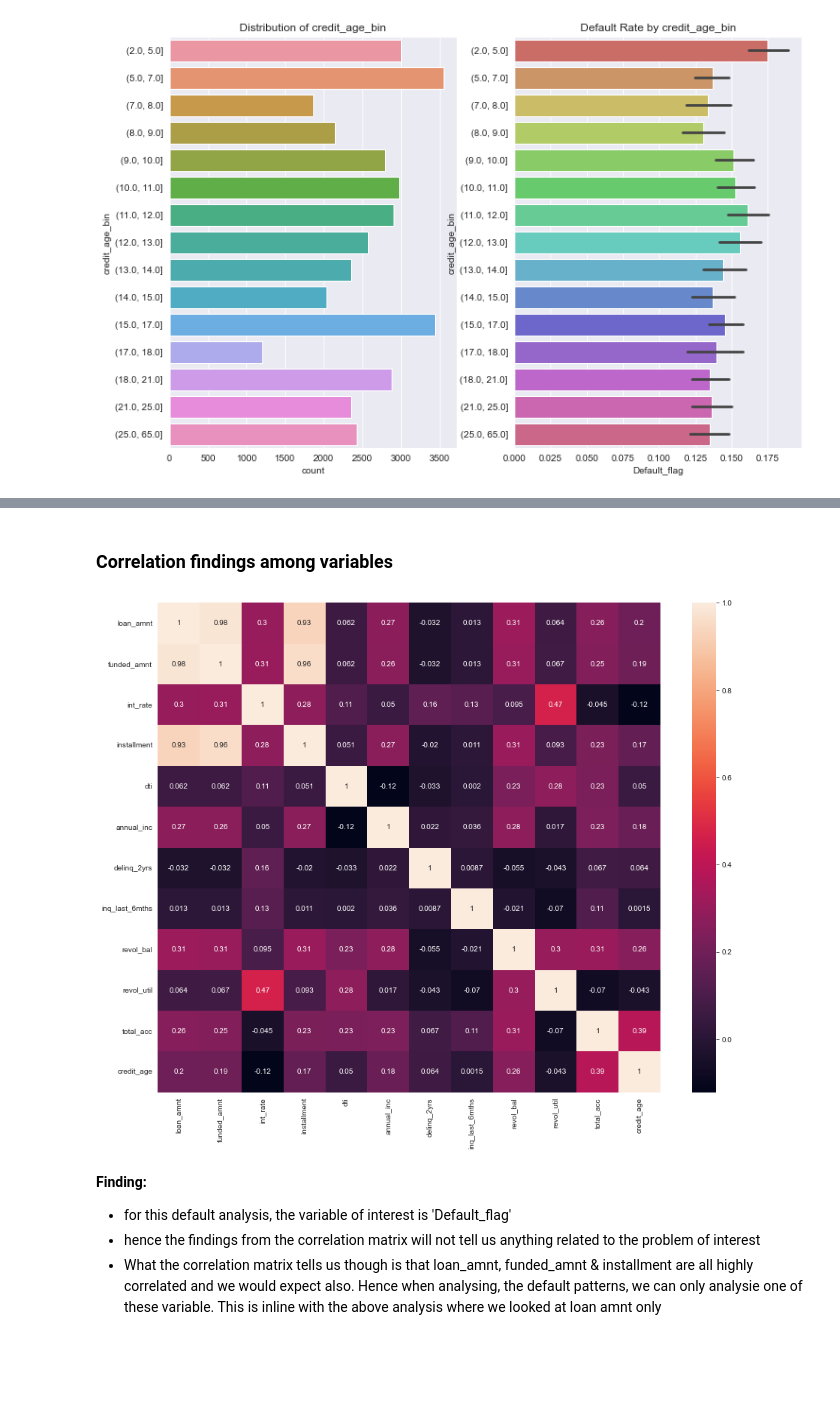
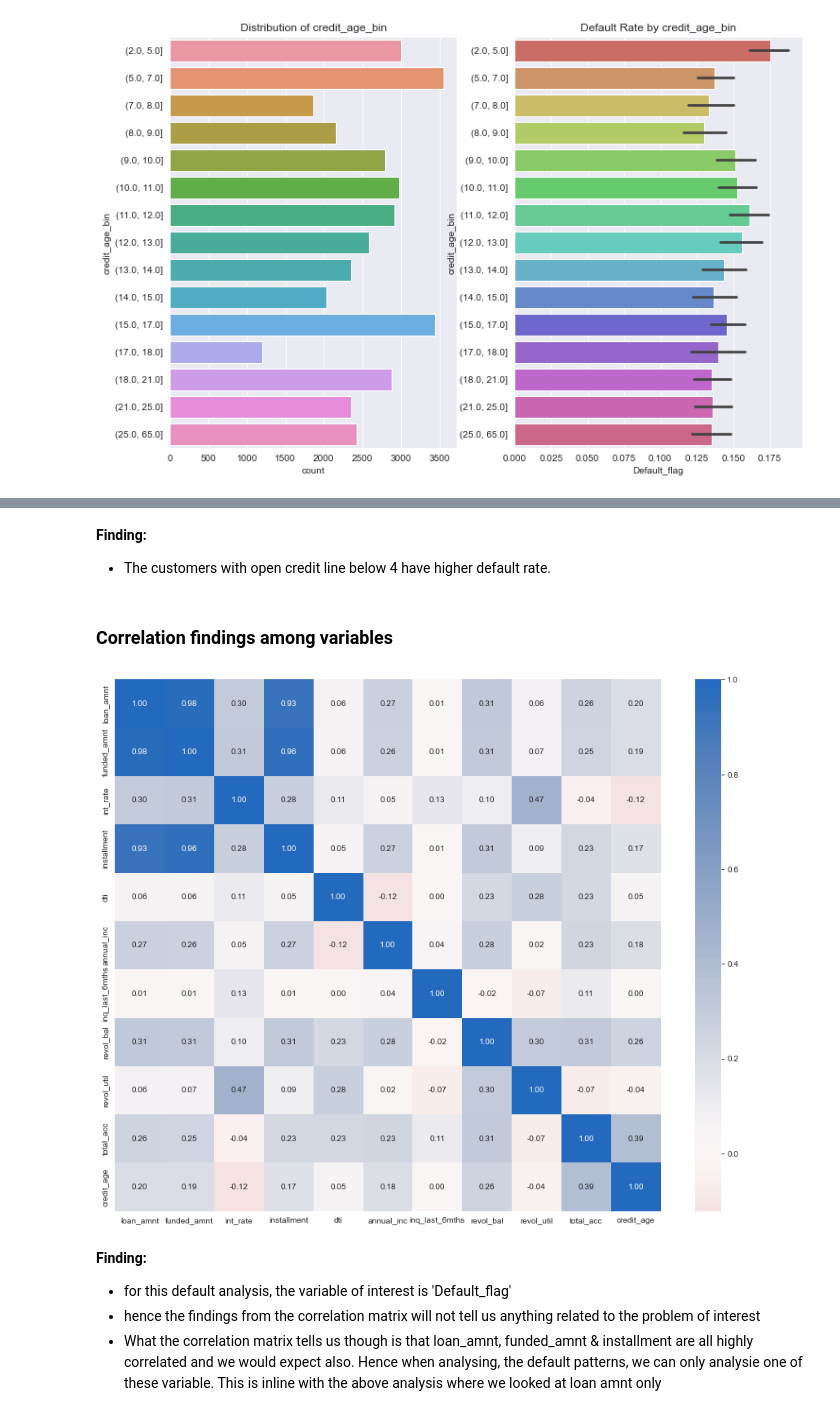
Before and after one commit to udaykadavi/LendingClubCaseStudy, a Jupyter notebook: EDA_UA.ipynb, the cells around one changed output, grey strips where cells are left out. Cells and saved outputs as stored; diff of their text form; code cells hidden in the pictures; blank space fills up the shorter version.

```diff
--- a/EDA_UA.ipynb
+++ b/EDA_UA.ipynb
@@ -421,0 +424,3 @@ Name: revol_util, dtype: float64
+# %%
+# Change to String
+loan_df.delinq_2yrs=loan_df.delinq_2yrs.astype(str)
@@ -422,3 +429,6 @@ Name: revol_util, dtype: float64
+# %%
+# Change to String
+loan_df.pub_rec_bankruptcies=loan_df.pub_rec_bankruptcies.astype(str)
 # %% [markdown]
 ####  Date columns
 # %%
@@ -825,0 +838,5 @@ Name: credit_age_bin, dtype: int64
+# %%
+# Create bin for open_acc
+loan_df['open_acc_bin'] = pd.qcut(loan_df['open_acc'], q=10, precision=0)
+#check
+loan_df.credit_age_bin.value_counts()
@@ -1085,12 +1131,15 @@ plot_categ(loan_df,var_bin,figsize=[12,8])
+# %% [markdown]
+**Finding:**
+- The customers with open credit line below 4 have higher default rate.
 # %% [markdown]
 ### Correlation findings among variables
 # %%
 loan_corr = loan_df[['loan_amnt','funded_amnt','term','int_rate','installment','emp_length','dti','annual_inc','delinq_2yrs','inq_last_6mths','revol_bal','revol_util','total_acc','credit_age']].corr()
 plt.figure(figsize=[15,12])
-sns.heatmap(loan_corr,annot=True)
+sns.heatmap(loan_corr,annot = True, fmt = '.2f', cmap = 'vlag_r', center = 0)
 plt.show()
 # %% [output]
-[figure, old version]
+[figure, new version]
 # %% [markdown]
 **Finding:**
 - for this default analysis, the variable of interest is 'Default_flag'
```
Also changed, not shown: parts of 31 cells of this notebook, 1 other file.
